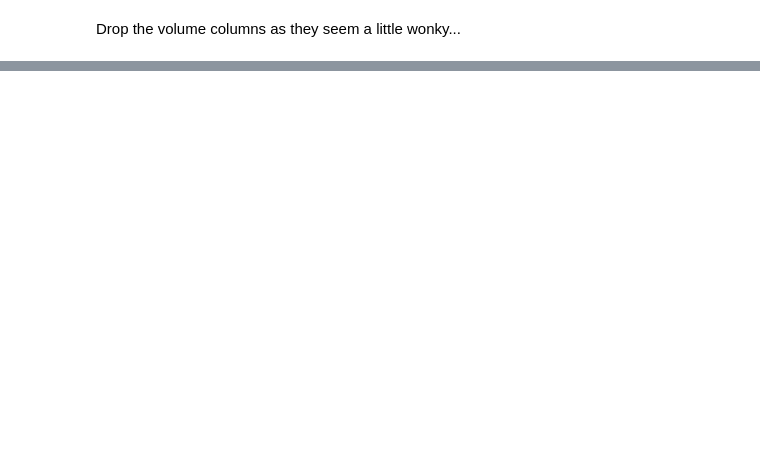
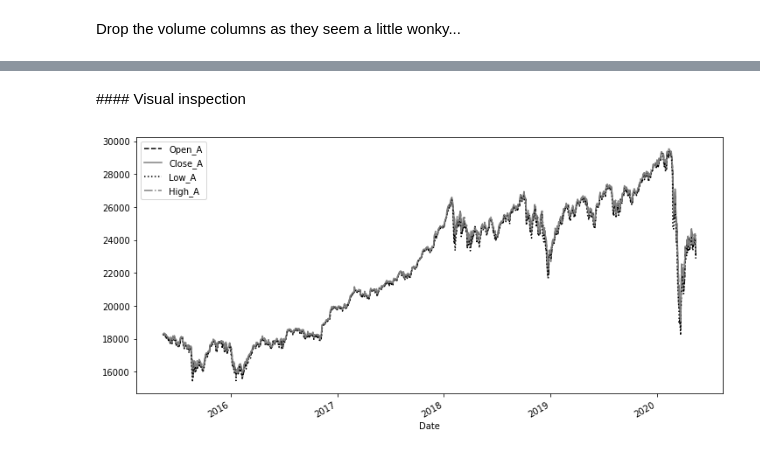
Before and after one commit to BR0B0T/Something, a Jupyter notebook: Exploratory Data Analysis.ipynb, the cells around one changed output, grey strips where cells are left out. Saved outputs shown, nothing was run; the diff lists cells and outputs as text; code cells hidden in the pictures; blank space fills up the shorter version.

```diff
--- a/Exploratory Data Analysis.ipynb
+++ b/Exploratory Data Analysis.ipynb
@@ -94,0 +111,9 @@ prices_only
+# %% [markdown]
+#### Visual inspection
+# %%
+valid_close_complete['Open_A'].plot(figsize=(12,6),  linestyle='--', color='black', legend='Open_A')
+valid_close_complete['Close_A'].plot(figsize=(12,6), linestyle='-',  color='grey',  legend='Close_A')
+valid_close_complete['Low_A'].plot(figsize=(12,6),   linestyle=':',  color='black', legend='Low_A')
+valid_close_complete['High_A'].plot(figsize=(12,6),  linestyle='-.', color='grey',  legend='High_A');
+# %% [output]
+[figure, added]
```
Also changed, not shown: parts of 15 cells of this notebook.
